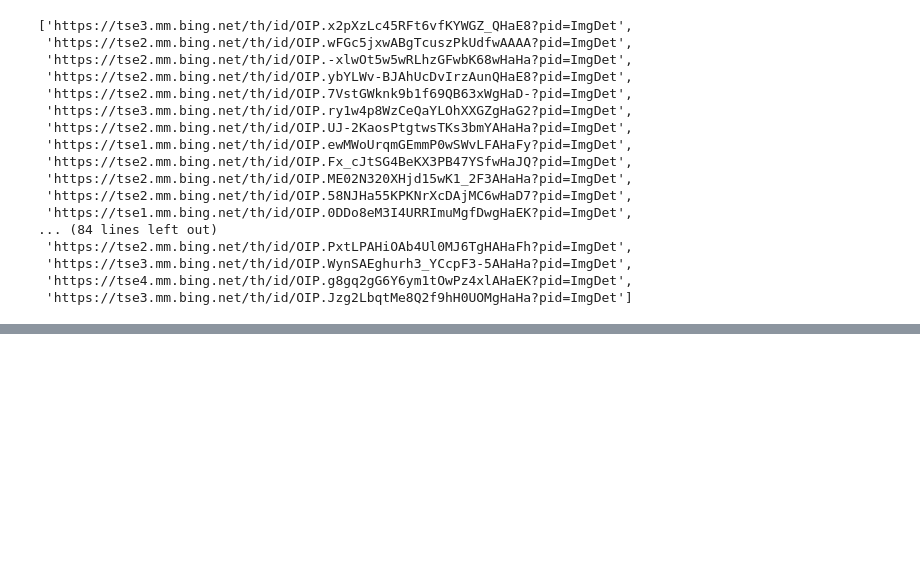
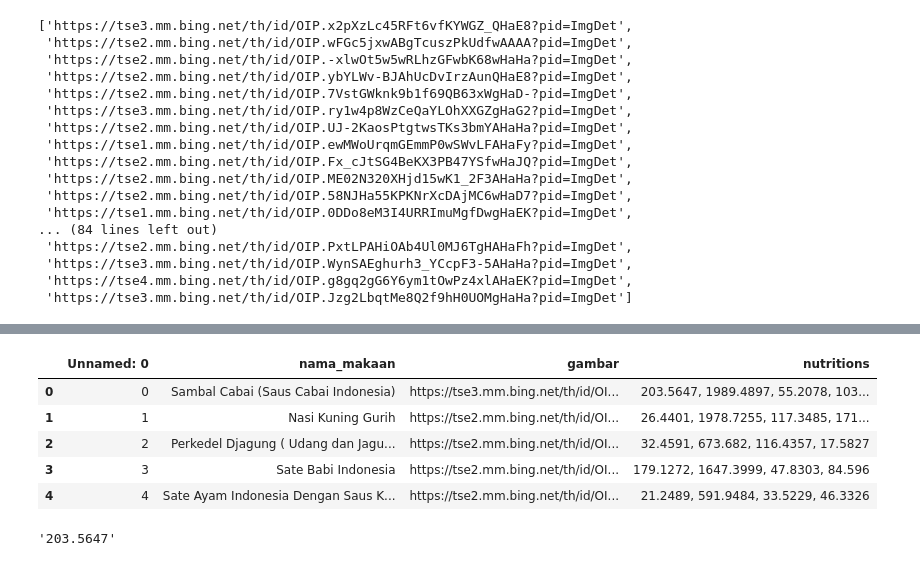
Before and after one commit to TeddyDharma/Food-Recommender, a Jupyter notebook: models/scrap_image_link.ipynb, the cells around one changed output, grey strips where cells are left out. Saved outputs shown, nothing was run; the diff lists cells and outputs as text; code cells hidden in the pictures; blank space fills up the shorter version.

```diff
--- a/models/scrap_image_link.ipynb
+++ b/models/scrap_image_link.ipynb
@@ -133,0 +229,14 @@ ValueError: All arrays must be of the same length
+# %%
+random = pd.read_excel("../data/recommendartion_data/finalIndonesia_data2.xlsx")
+random.head()
+# %% [output]
+|  | Unnamed: 0 | nama_makaan | gambar | nutritions |
+| 0 | 0 | Sambal Cabai (Saus Cabai Indonesia) | https://tse3.mm.bing.net/th/id/OI... | 203.5647, 1989.4897, 55.2078, 103... |
+| 1 | 1 | Nasi Kuning Gurih | https://tse2.mm.bing.net/th/id/OI... | 26.4401, 1978.7255, 117.3485, 171... |
+| 2 | 2 | Perkedel Djagung ( Udang dan Jagu... | https://tse2.mm.bing.net/th/id/OI... | 32.4591, 673.682, 116.4357, 17.5827 |
+| 3 | 3 | Sate Babi Indonesia | https://tse2.mm.bing.net/th/id/OI... | 179.1272, 1647.3999, 47.8303, 84.596 |
+| 4 | 4 | Sate Ayam Indonesia Dengan Saus K... | https://tse2.mm.bing.net/th/id/OI... | 21.2489, 591.9484, 33.5229, 46.3326 |
+# %%
+random.loc[0, "nutritions"].split(",")[0]
+# %% [output]
+'203.5647'
```
Also changed, not shown: parts of 12 cells of this notebook, 3 other files.
